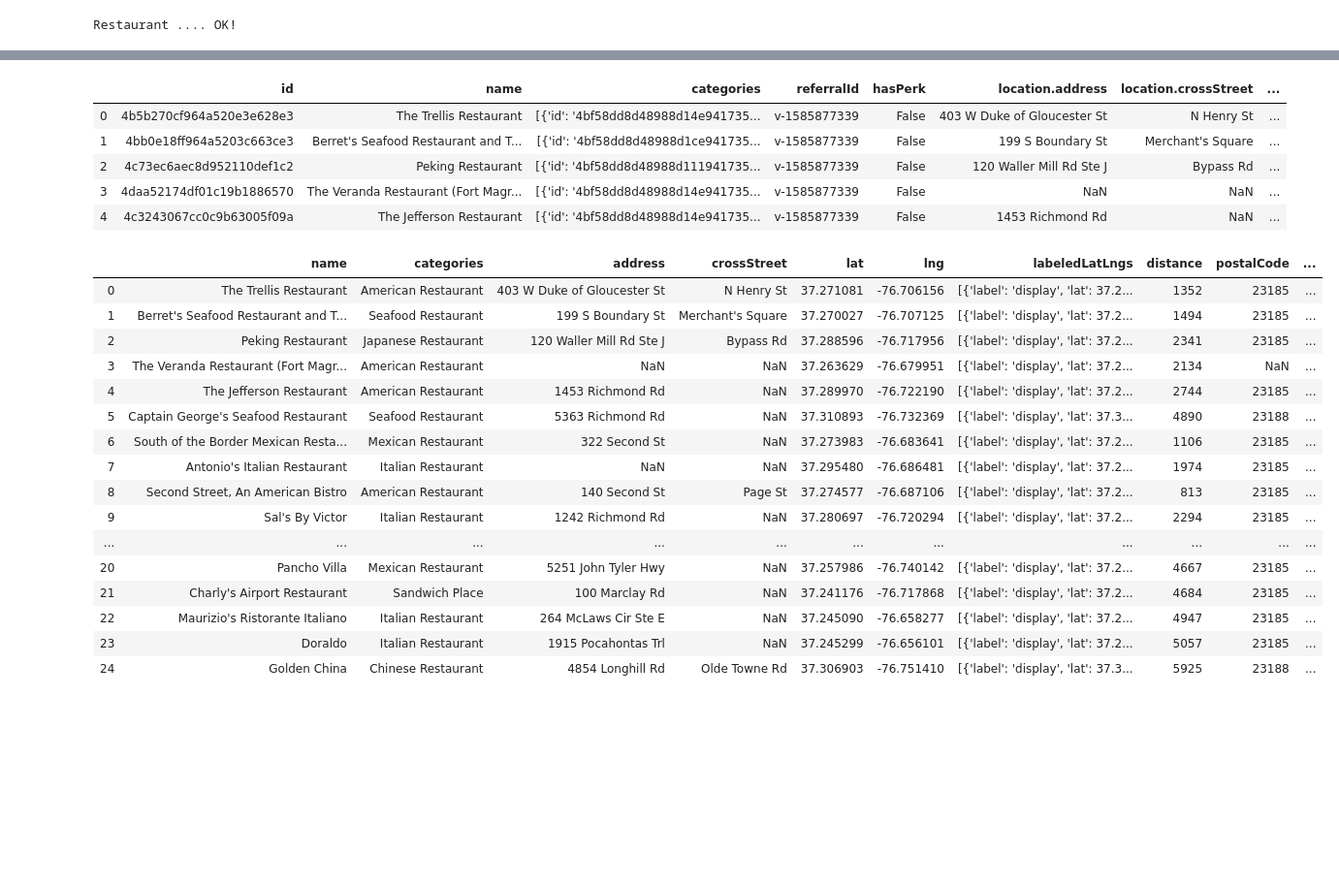
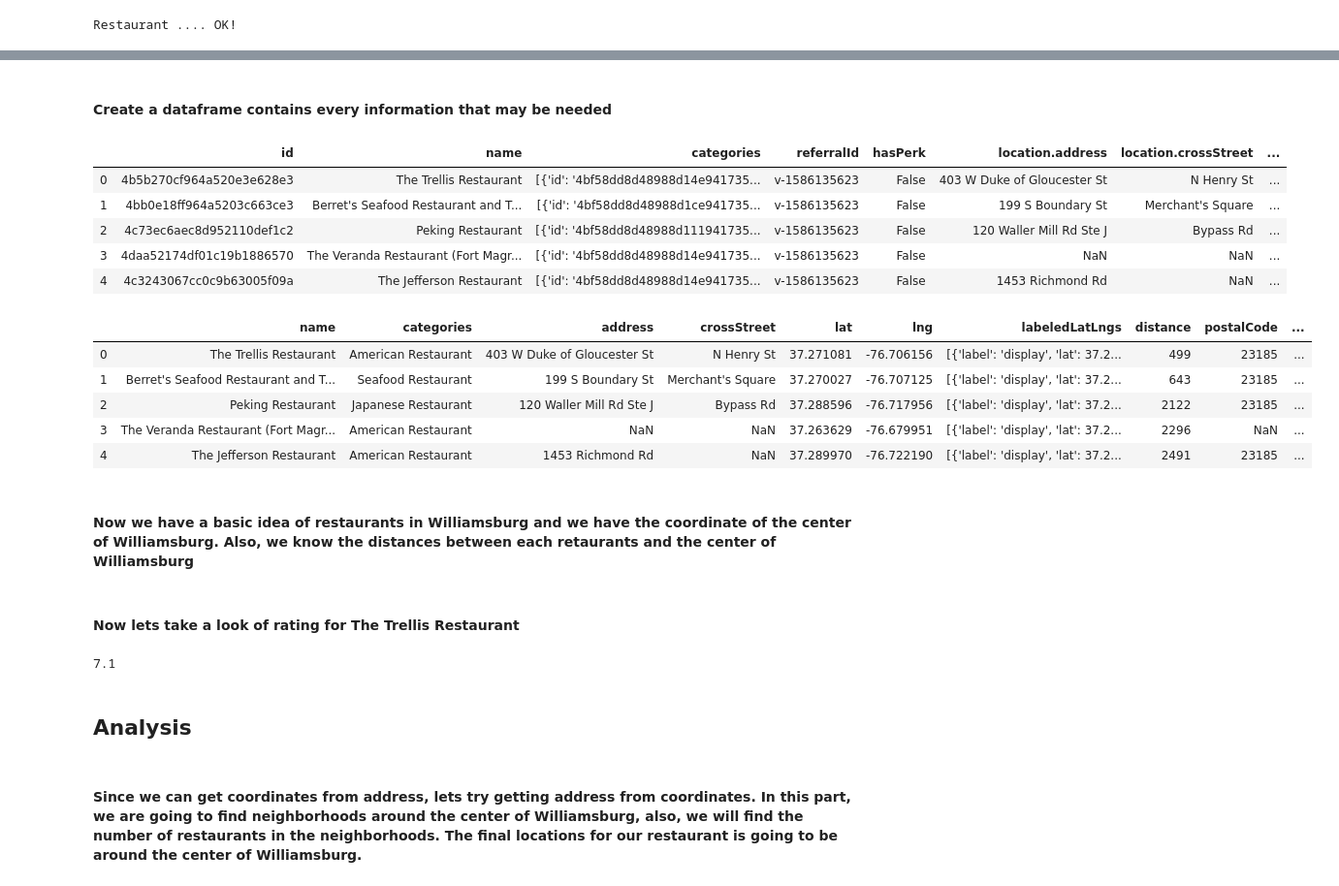
Before and after one commit to YukeLuo/IBM-Coursera-Capstone, a Jupyter notebook: Applied Data Science Capstone.ipynb, the cells around one changed output, grey strips where cells are left out. Shown at 97% size. Cells and saved outputs as stored; diff of their text form; code cells hidden in the pictures; blank space fills up the shorter version.

```diff
--- a/Applied Data Science Capstone.ipynb
+++ b/Applied Data Science Capstone.ipynb
@@ -47,7 +37,7 @@ Executing transaction: ...working... done
 # %%
 CLIENT_ID = 'IIM3ZPX4O0MTECO31PIVRFK0UQMYYAJNVRWABOAJLCYEFRF0' # your Foursquare ID
 CLIENT_SECRET = 'KVV1LN5ITDZ4YDV3FGXM2WLSOL5OVSPMR3GQPYFNIOFACQBO' # your Foursquare Secret
-VERSION = '20200402'
+VERSION = '20200401'
 LIMIT = 100
 print('Your credentails:')
 print('CLIENT_ID: ' + CLIENT_ID)
@@ -57,11 +47,24 @@ Your credentails:
 CLIENT_ID: IIM3ZPX4O0MTECO31PIVRFK0UQMYYAJNVRWABOAJLCYEFRF0
 CLIENT_SECRET:KVV1LN5ITDZ4YDV3FGXM2WLSOL5OVSPMR3GQPYFNIOFACQBO
 # %%
-address = 'Williamsburg, VA'
-
+address = "Governor's Palace,Williamsburg, VA"
+'''
 geolocator = Nominatim(user_agent="foursquare_agent")
 location = geolocator.geocode(address)
 latitude = location.latitude
 longitude = location.longitude
-print(latitude, longitude)
+#print(latitude, longitude)
+'''
+
+def get_coordinates(address, verbose=False):
+    geolocator = Nominatim(user_agent="foursquare_agent")
+    location = geolocator.geocode(address)
+    lat = location.latitude
+    lon = location.longitude
+    return [lat,lon]
+
+williamsburg_center = get_coordinates(address)
+print('Coordinate of {}: {}'.format(address, williamsburg_center))
+latitude = williamsburg_center[0]
+longitude = williamsburg_center[1]
 # %% [output]
@@ -103,3 +90,5 @@ results
+# %% [markdown]
+#### Create a dataframe contains every information that may be needed
 # %%
 # assign relevant part of JSON to venues
 venues = results['response']['venues']
@@ -109,50 +98,58 @@ dataframe = json_normalize(venues)
 dataframe.head()
 # %% [output]
 |  | id | name | categories | referralId | hasPerk | location.address | location.crossStreet | ... |
-| 0 | 4b5b270cf964a520e3e628e3 | The Trellis Restaurant | [{'id': '4bf58dd8d48988d14e941735... | v-1585877339 | False | 403 W Duke of Gloucester St | N Henry St | ... |
-| 1 | 4bb0e18ff964a5203c663ce3 | Berret's Seafood Restaurant and T... | [{'id': '4bf58dd8d48988d1ce941735... | v-1585877339 | False | 199 S Boundary St | Merchant's Square | ... |
-| 2 | 4c73ec6aec8d952110def1c2 | Peking Restaurant | [{'id': '4bf58dd8d48988d111941735... | v-1585877339 | False | 120 Waller Mill Rd Ste J | Bypass Rd | ... |
-| 3 | 4daa52174df01c19b1886570 | The Veranda Restaurant (Fort Magr... | [{'id': '4bf58dd8d48988d14e941735... | v-1585877339 | False | NaN | NaN | ... |
-| 4 | 4c3243067cc0c9b63005f09a | The Jefferson Restaurant | [{'id': '4bf58dd8d48988d14e941735... | v-1585877339 | False | 1453 Richmond Rd | NaN | ... |
+| 0 | 4b5b270cf964a520e3e628e3 | The Trellis Restaurant | [{'id': '4bf58dd8d48988d14e941735... | v-1586135623 | False | 403 W Duke of Gloucester St | N Henry St | ... |
+| 1 | 4bb0e18ff964a5203c663ce3 | Berret's Seafood Restaurant and T... | [{'id': '4bf58dd8d48988d1ce941735... | v-1586135623 | False | 199 S Boundary St | Merchant's Square | ... |
+| 2 | 4c73ec6aec8d952110def1c2 | Peking Restaurant | [{'id': '4bf58dd8d48988d111941735... | v-1586135623 | False | 120 Waller Mill Rd Ste J | Bypass Rd | ... |
+| 3 | 4daa52174df01c19b1886570 | The Veranda Restaurant (Fort Magr... | [{'id': '4bf58dd8d48988d14e941735... | v-1586135623 | False | NaN | NaN | ... |
+| 4 | 4c3243067cc0c9b63005f09a | The Jefferson Restaurant | [{'id': '4bf58dd8d48988d14e941735... | v-1586135623 | False | 1453 Richmond Rd | NaN | ... |
 # %%
+food_category = '4bf58dd8d48988d14e941735'
 # keep only columns that include venue name, and anything that is associated with location
 filtered_columns = ['name', 'categories'] + [col for col in dataframe.columns if col.startswith('location.')] + ['id']
 dataframe_filtered = dataframe.loc[:, filtered_columns]
 
 # function that extracts the category of the venue
 def get_category_type(row):
     try:
         categories_list = row['categories']
     except:
         categories_list = row['venue.categories']
 
     if len(categories_list) == 0:
         return None
     else:
         return categories_list[0]['name']
 
 # filter the category for each row
 dataframe_filtered['categories'] = dataframe_filtered.apply(get_category_type, axis=1)
 
 # clean column names by keeping only last term
 dataframe_filtered.columns = [column.split('.')[-1] for column in dataframe_filtered.columns]
 
-dataframe_filtered
+dataframe_filtered.head()
 # %% [output]
 |  | name | categories | address | crossStreet | lat | lng | labeledLatLngs | distance | postalCode | ... |
-| 0 | The Trellis Restaurant | American Restaurant | 403 W Duke of Gloucester St | N Henry St | 37.271081 | -76.706156 | [{'label': 'display', 'lat': 37.2... | 1352 | 23185 | ... |
-| 1 | Berret's Seafood Restaurant and T... | Seafood Restaurant | 199 S Boundary St | Merchant's Square | 37.270027 | -76.707125 | [{'label': 'display', 'lat': 37.2... | 1494 | 23185 | ... |
-| 2 | Peking Restaurant | Japanese Restaurant | 120 Waller Mill Rd Ste J | Bypass Rd | 37.288596 | -76.717956 | [{'label': 'display', 'lat': 37.2... | 2341 | 23185 | ... |
-| 3 | The Veranda Restaurant (Fort Magr... | American Restaurant | NaN | NaN | 37.263629 | -76.679951 | [{'label': 'display', 'lat': 37.2... | 2134 | NaN | ... |
-| 4 | The Jefferson Restaurant | American Restaurant | 1453 Richmond Rd | NaN | 37.289970 | -76.722190 | [{'label': 'display', 'lat': 37.2... | 2744 | 23185 | ... |
-| 5 | Captain George's Seafood Restaurant | Seafood Restaurant | 5363 Richmond Rd | NaN | 37.310893 | -76.732369 | [{'label': 'display', 'lat': 37.3... | 4890 | 23188 | ... |
-| 6 | South of the Border Mexican Resta... | Mexican Restaurant | 322 Second St | NaN | 37.273983 | -76.683641 | [{'label': 'display', 'lat': 37.2... | 1106 | 23185 | ... |
-| 7 | Antonio's Italian Restaurant | Italian Restaurant | NaN | NaN | 37.295480 | -76.686481 | [{'label': 'display', 'lat': 37.2... | 1974 | 23185 | ... |
-| 8 | Second Street, An American Bistro | American Restaurant | 140 Second St | Page St | 37.274577 | -76.687106 | [{'label': 'display', 'lat': 37.2... | 813 | 23185 | ... |
-| 9 | Sal's By Victor | Italian Restaurant | 1242 Richmond Rd | NaN | 37.280697 | -76.720294 | [{'label': 'display', 'lat': 37.2... | 2294 | 23185 | ... |
-| ... | ... | ... | ... | ... | ... | ... | ... | ... | ... | ... |
-| 20 | Pancho Villa | Mexican Restaurant | 5251 John Tyler Hwy | NaN | 37.257986 | -76.740142 | [{'label': 'display', 'lat': 37.2... | 4667 | 23185 | ... |
-| 21 | Charly's Airport Restaurant | Sandwich Place | 100 Marclay Rd | NaN | 37.241176 | -76.717868 | [{'label': 'display', 'lat': 37.2... | 4684 | 23185 | ... |
-| 22 | Maurizio's Ristorante Italiano | Italian Restaurant | 264 McLaws Cir Ste E | NaN | 37.245090 | -76.658277 | [{'label': 'display', 'lat': 37.2... | 4947 | 23185 | ... |
-| 23 | Doraldo | Italian Restaurant | 1915 Pocahontas Trl | NaN | 37.245299 | -76.656101 | [{'label': 'display', 'lat': 37.2... | 5057 | 23185 | ... |
-| 24 | Golden China | Chinese Restaurant | 4854 Longhill Rd | Olde Towne Rd | 37.306903 | -76.751410 | [{'label': 'display', 'lat': 37.3... | 5925 | 23188 | ... |
+| 0 | The Trellis Restaurant | American Restaurant | 403 W Duke of Gloucester St | N Henry St | 37.271081 | -76.706156 | [{'label': 'display', 'lat': 37.2... | 499 | 23185 | ... |
+| 1 | Berret's Seafood Restaurant and T... | Seafood Restaurant | 199 S Boundary St | Merchant's Square | 37.270027 | -76.707125 | [{'label': 'display', 'lat': 37.2... | 643 | 23185 | ... |
+| 2 | Peking Restaurant | Japanese Restaurant | 120 Waller Mill Rd Ste J | Bypass Rd | 37.288596 | -76.717956 | [{'label': 'display', 'lat': 37.2... | 2122 | 23185 | ... |
+| 3 | The Veranda Restaurant (Fort Magr... | American Restaurant | NaN | NaN | 37.263629 | -76.679951 | [{'label': 'display', 'lat': 37.2... | 2296 | NaN | ... |
+| 4 | The Jefferson Restaurant | American Restaurant | 1453 Richmond Rd | NaN | 37.289970 | -76.722190 | [{'label': 'display', 'lat': 37.2... | 2491 | 23185 | ... |
+# %% [markdown]
+#### Now we have a basic idea of restaurants in Williamsburg and we have the coordinate of the center of Williamsburg. Also, we know the distances between each retaurants and the center of Williamsburg
+# %% [markdown]
+#### Now lets take a look of rating for The Trellis Restaurant
+# %%
+venue_id = '4b5b270cf964a520e3e628e3' # ID of The Trellis Restaurant
+url = 'https://api.foursquare.com/v2/venues/{}?client_id={}&client_secret={}&v={}'.format(venue_id, CLIENT_ID, CLIENT_SECRET, VERSION)
+result = requests.get(url).json()
+try:
+    print(result['response']['venue']['rating'])
+except:
+    print('This venue has not been rated yet.')
+# %% [output]
+7.1
+# %% [markdown]
+## Analysis
+# %% [markdown]
+#### Since we can get coordinates from address, lets try getting address from coordinates. In this part, we are going to find neighborhoods around the center of Williamsburg, also, we will find the number of restaurants in the neighborhoods. The final locations for our restaurant is going to be around the center of Williamsburg.
```
Also changed, not shown: parts of 31 cells of this notebook.
